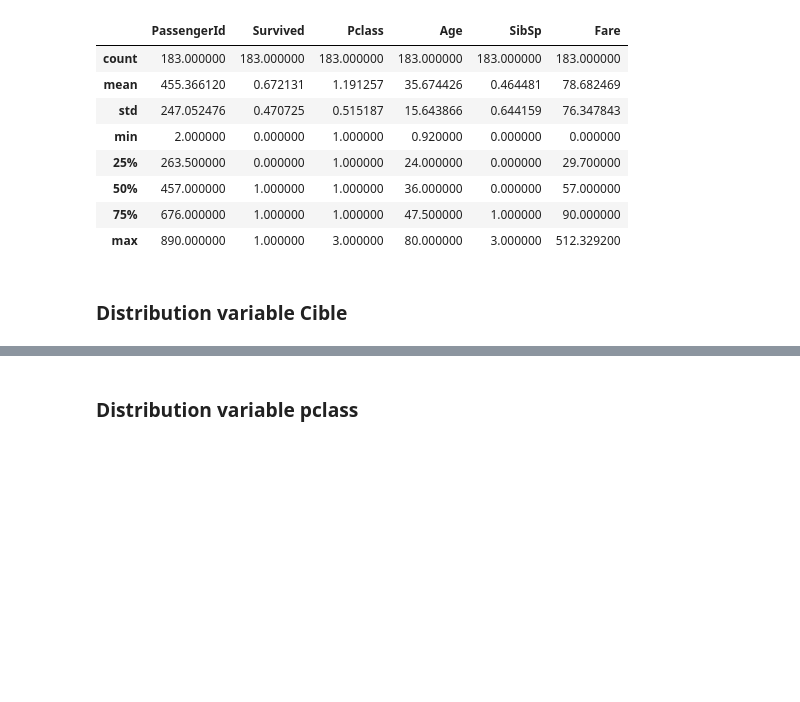
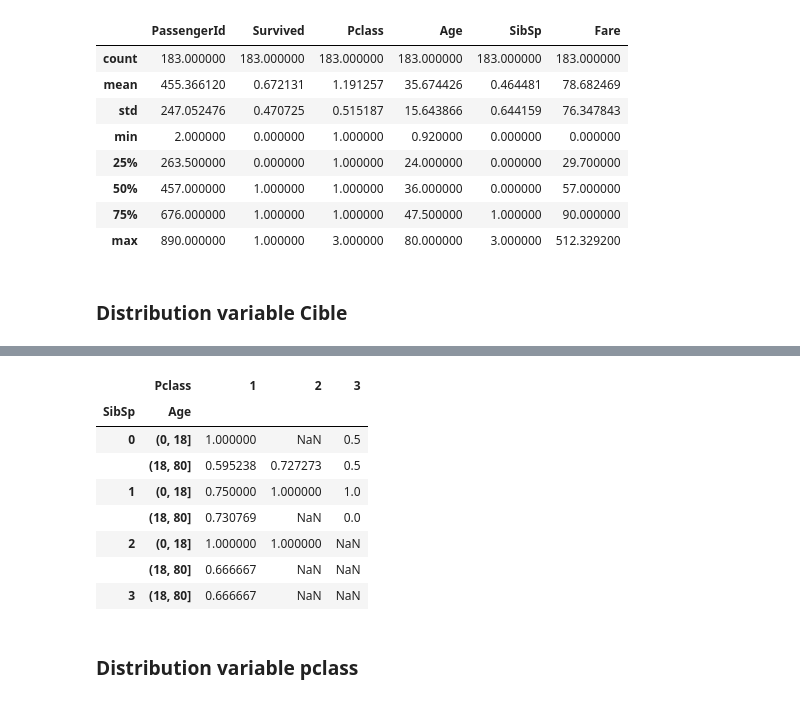
Before and after one commit to retkowsky/Titanic, a Jupyter notebook: TITANIC usecase.ipynb, the cells around one changed output, grey strips where cells are left out. Cells and saved outputs as stored; diff of their text form; code cells hidden in the pictures; blank space fills up the shorter version.

```diff
--- a/TITANIC usecase.ipynb
+++ b/TITANIC usecase.ipynb
@@ -128,0 +164,3 @@ Text(0.5, 1.0, 'Survie (1 = Survie, 0 = Décès)')
+# %%
+Age = pd.cut(titanic['Age'], [0, 18, 80])
+titanic.pivot_table('Survived', ['Sex', Age], 'Pclass')
@@ -129,2 +174,14 @@ Text(0.5, 1.0, 'Survie (1 = Survie, 0 = Décès)')
+# %%
+titanic.pivot_table('Survived', ['SibSp', Age], 'Pclass')
+# %% [output]
+|  | Pclass | 1 | 2 | 3 |
+| SibSp | Age |  |  |  |
+| 0 | (0, 18] | 1.000000 | NaN | 0.5 |
+|  | (18, 80] | 0.595238 | 0.727273 | 0.5 |
+| 1 | (0, 18] | 0.750000 | 1.000000 | 1.0 |
+|  | (18, 80] | 0.730769 | NaN | 0.0 |
+| 2 | (0, 18] | 1.000000 | 1.000000 | NaN |
+|  | (18, 80] | 0.666667 | NaN | NaN |
+| 3 | (18, 80] | 0.666667 | NaN | NaN |
 # %% [markdown]
 ### Distribution variable pclass
```
Also changed, not shown: parts of 36 cells of this notebook, 1 other file.
